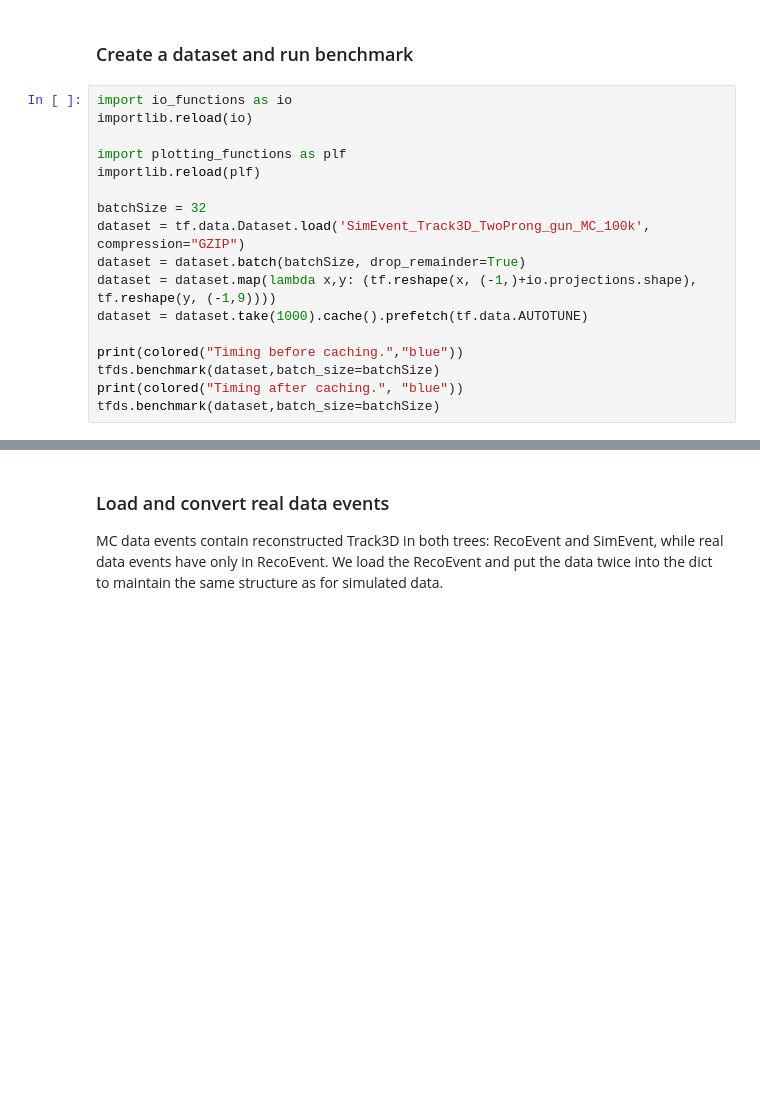
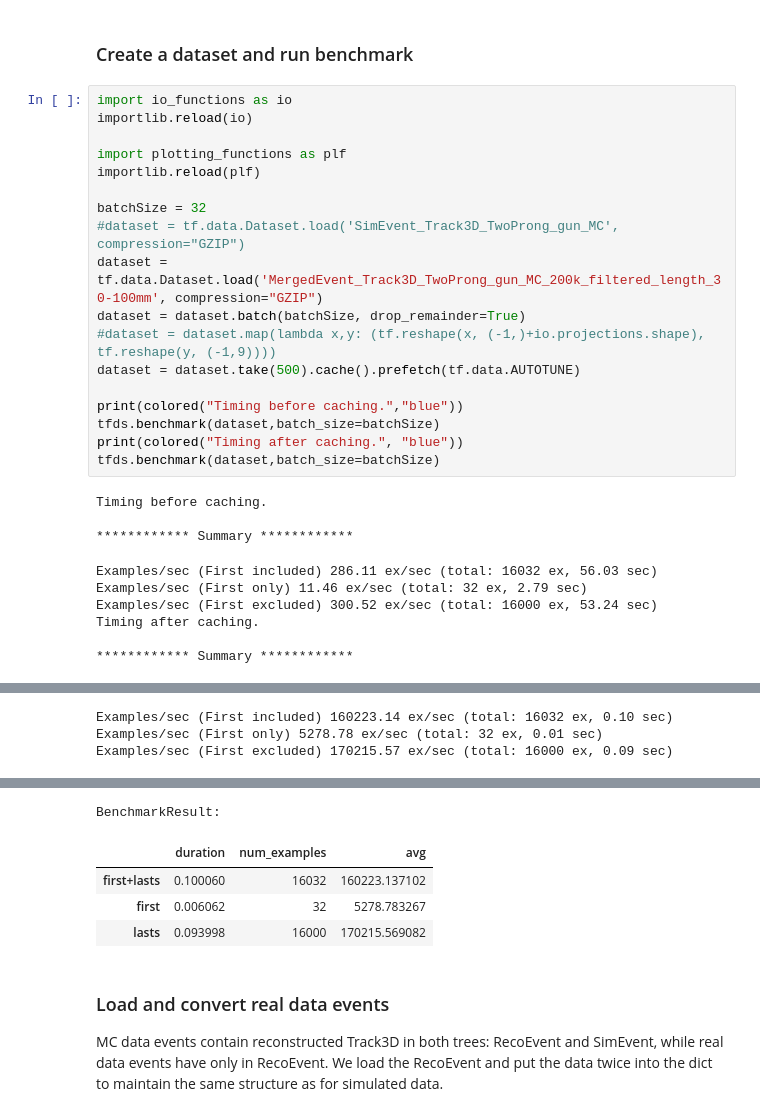
Before and after one commit to akalinow/TPCReco, a Jupyter notebook: PythonAnalysis/ipynb/ROOT_to_TFRecord.ipynb, the cells around one changed output, grey strips where cells are left out. Drawn from its saved outputs; the diff is of its cells as text; blank space fills up the shorter version.

```diff
--- a/PythonAnalysis/ipynb/ROOT_to_TFRecord.ipynb
+++ b/PythonAnalysis/ipynb/ROOT_to_TFRecord.ipynb
@@ -119,12 +120,23 @@ import plotting_functions as plf
 importlib.reload(plf)
 
 batchSize = 32
-dataset = tf.data.Dataset.load('SimEvent_Track3D_TwoProng_gun_MC_100k', compression="GZIP")
+#dataset = tf.data.Dataset.load('SimEvent_Track3D_TwoProng_gun_MC', compression="GZIP")
+dataset = tf.data.Dataset.load('MergedEvent_Track3D_TwoProng_gun_MC_200k_filtered_length_30-100mm', compression="GZIP")
 dataset = dataset.batch(batchSize, drop_remainder=True)
-dataset = dataset.map(lambda x,y: (tf.reshape(x, (-1,)+io.projections.shape), tf.reshape(y, (-1,9))))
-dataset = dataset.take(1000).cache().prefetch(tf.data.AUTOTUNE)
+#dataset = dataset.map(lambda x,y: (tf.reshape(x, (-1,)+io.projections.shape), tf.reshape(y, (-1,9))))
+dataset = dataset.take(500).cache().prefetch(tf.data.AUTOTUNE)
 
 print(colored("Timing before caching.","blue"))
 tfds.benchmark(dataset,batch_size=batchSize)
 print(colored("Timing after caching.", "blue"))
 tfds.benchmark(dataset,batch_size=batchSize)
+# %% [output]
+Timing before caching.
+
+************ Summary ************
+Examples/sec (First included) 286.11 ex/sec (total: 16032 ex, 56.03 sec)
+Examples/sec (First only) 11.46 ex/sec (total: 32 ex, 2.79 sec)
+Examples/sec (First excluded) 300.52 ex/sec (total: 16000 ex, 53.24 sec)
+Timing after caching.
+
+************ Summary ************
@@ -130,0 +144,3 @@ tfds.benchmark(dataset,batch_size=batchSize)
+Examples/sec (First included) 160223.14 ex/sec (total: 16032 ex, 0.10 sec)
+Examples/sec (First only) 5278.78 ex/sec (total: 32 ex, 0.01 sec)
+Examples/sec (First excluded) 170215.57 ex/sec (total: 16000 ex, 0.09 sec)
@@ -131,3 +148,8 @@ tfds.benchmark(dataset,batch_size=batchSize)
+BenchmarkResult:
+|  | duration | num_examples | avg |
+| first+lasts | 0.100060 | 16032 | 160223.137102 |
+| first | 0.006062 | 32 | 5278.783267 |
+| lasts | 0.093998 | 16000 | 170215.569082 |
 # %% [markdown]
 ### Load and convert real data events
 
```
Also changed, not shown: parts of 5 cells of this notebook, 24 other files.
